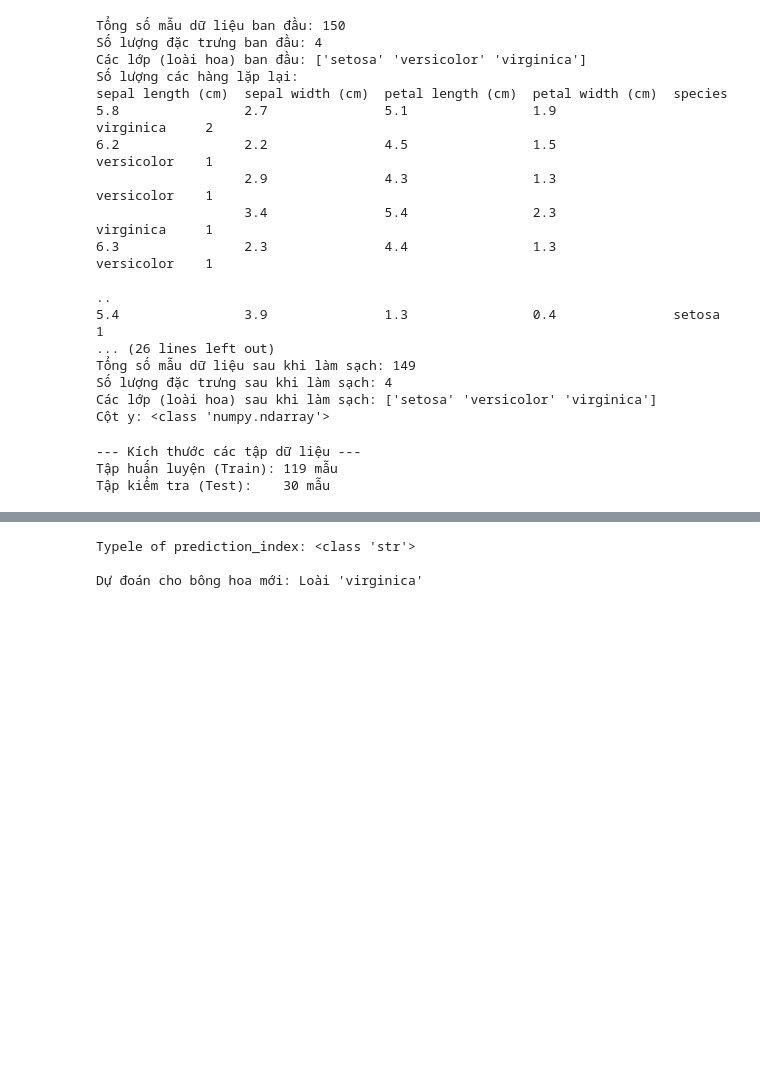
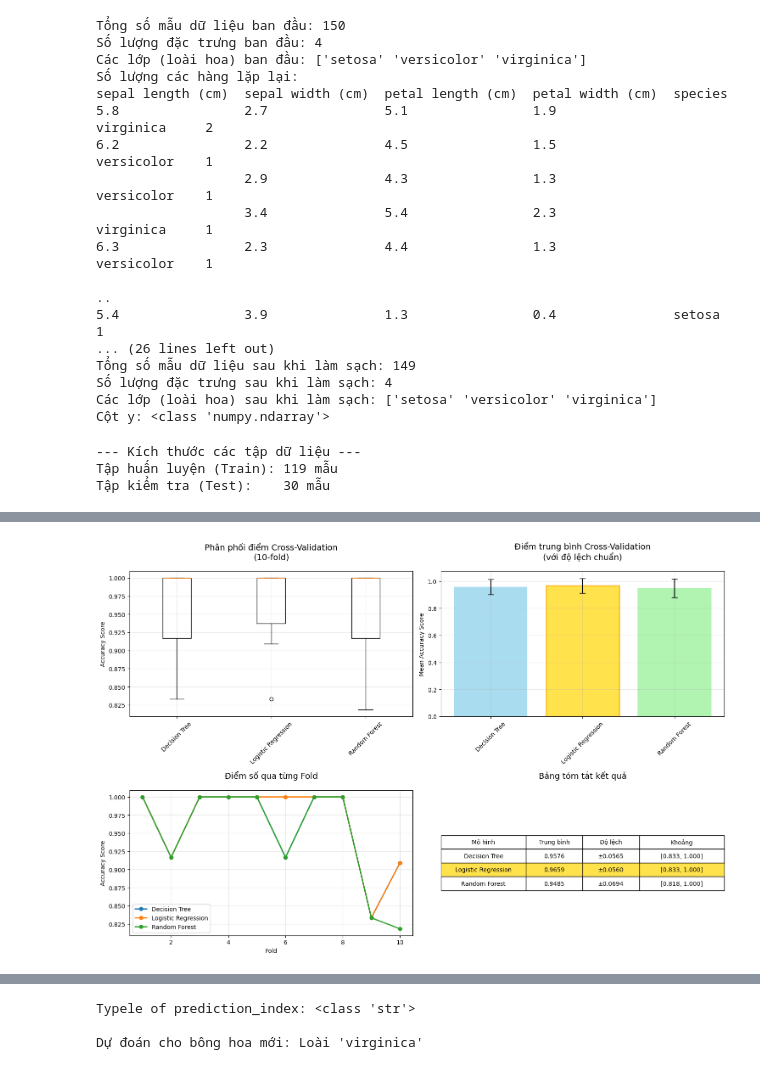
Before and after one commit to tvtnoname/LearningLibaryPython, a Jupyter notebook: Supervised_Learning/Classification/DecisionTreeModel.ipynb, the cells around one changed output, grey strips where cells are left out. Drawn from its saved outputs; the diff is of its cells as text; code cells hidden in the pictures; blank space fills up the shorter version.

```diff
--- a/Supervised_Learning/Classification/DecisionTreeModel.ipynb
+++ b/Supervised_Learning/Classification/DecisionTreeModel.ipynb
@@ -86,0 +221,79 @@ Huấn luyện hoàn tất!
+# %%
+# --- TRỰC QUAN HÓA KẾT QUẢ KIỂM TRA CHÉO ---
+import matplotlib.pyplot as plt
+import seaborn as sns
+
+plt.figure(figsize=(15, 10))
+
+# 1. Boxplot so sánh phân phối điểm số
+plt.subplot(2, 2, 1)
+data_for_plot = [cv_scores_all[name] for name in cv_scores_all.keys()]
+plt.boxplot(data_for_plot, labels=list(cv_scores_all.keys()))
+plt.title('Phân phối điểm Cross-Validation\n(10-fold)', fontsize=14, pad=20)
+plt.ylabel('Accuracy Score')
+plt.xticks(rotation=45)
+plt.grid(True, alpha=0.3)
+
+# 2. Bar chart so sánh điểm trung bình
+plt.subplot(2, 2, 2)
+models = list(cv_results.keys())
+means = [cv_results[name]['mean_score'] for name in models]
+stds = [cv_results[name]['std_score'] for name in models]
+
+bars = plt.bar(models, means, yerr=stds, capsize=5, alpha=0.7,
+               color=['skyblue', 'lightcoral', 'lightgreen'])
+plt.title('Điểm trung bình Cross-Validation\n(với độ lệch chuẩn)', fontsize=14, pad=20)
+plt.ylabel('Mean Accuracy Score')
+plt.xticks(rotation=45)
+plt.grid(True, alpha=0.3)
+
+# Highlight mô hình tốt nhất
+best_idx = models.index(best_cv_model)
+bars[best_idx].set_color('gold')
+bars[best_idx].set_edgecolor('orange')
+bars[best_idx].set_linewidth(2)
+
+# 3. Line plot cho từng fold
+plt.subplot(2, 2, 3)
+folds = range(1, 11)
+for name in cv_scores_all.keys():
+    plt.plot(folds, cv_scores_all[name], marker='o', label=name, linewidth=2)
+plt.title('Điểm số qua từng Fold', fontsize=14, pad=20)
+plt.xlabel('Fold')
+plt.ylabel('Accuracy Score')
+plt.legend()
+plt.grid(True, alpha=0.3)
+
+# 4. Bảng tóm tắt
+plt.subplot(2, 2, 4)
+plt.axis('off')
+table_data = []
+for name in models:
+    row = [
+        name,
+        f"{cv_results[name]['mean_score']:.4f}",
+        f"±{cv_results[name]['std_score']:.4f}",
+        f"[{cv_results[name]['min_score']:.3f}, {cv_results[name]['max_score']:.3f}]"
+    ]
+    table_data.append(row)
+
+table = plt.table(cellText=table_data,
+                  colLabels=['Mô hình', 'Trung bình', 'Độ lệch', 'Khoảng'],
+                  cellLoc='center',
+                  loc='center',
+                  colWidths=[0.3, 0.2, 0.2, 0.3])
+table.auto_set_font_size(False)
+table.set_fontsize(10)
+table.scale(1, 2)
+plt.title('Bảng tóm tắt kết quả', fontsize=14, pad=20)
+
+# Highlight hàng của mô hình tốt nhất
+best_row_idx = models.index(best_cv_model) + 1
+for j in range(4):
+    table[(best_row_idx, j)].set_facecolor('gold')
+    table[(best_row_idx, j)].set_alpha(0.7)
+
+plt.tight_layout()
+plt.show()
+# %% [output]
+[figure, added]
```
Also changed, not shown: parts of 7 cells of this notebook, 8 other files.
